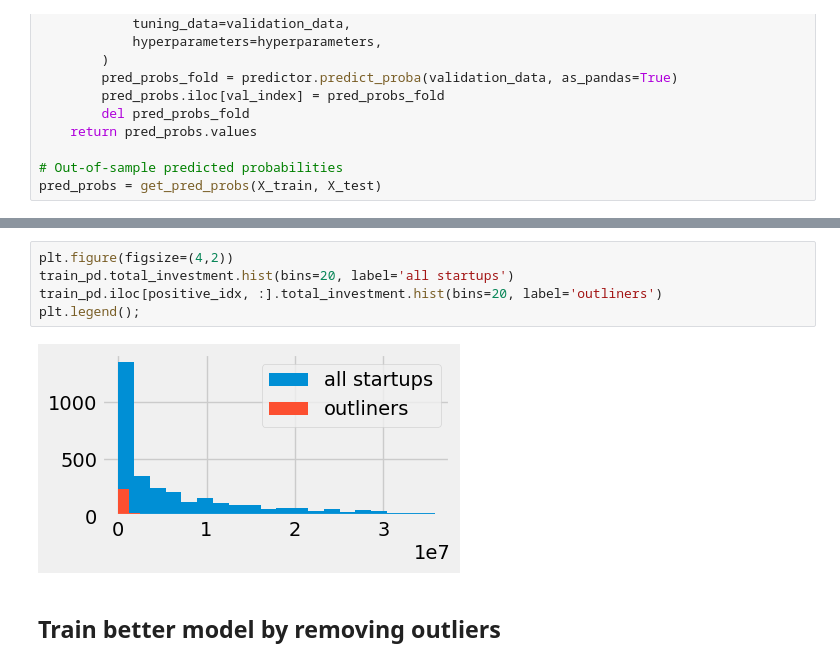
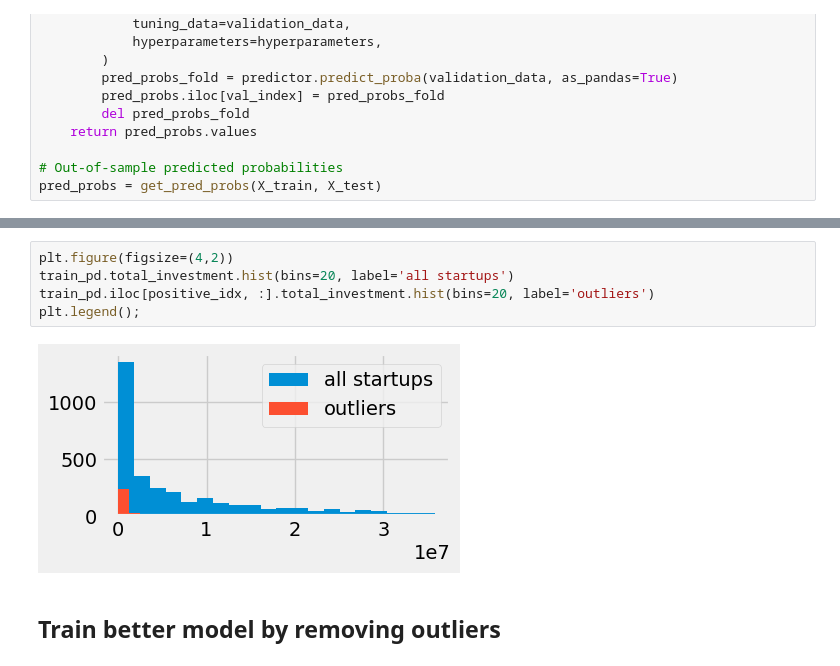
Before and after one commit to lilsummer/startups_success_clf, a Jupyter notebook: nb/03_train_model.ipynb, the cells around one changed output, grey strips where cells are left out. Drawn from its saved outputs; the diff is of its cells as text.

```diff
--- a/nb/03_train_model.ipynb
+++ b/nb/03_train_model.ipynb
@@ -284,10 +284,10 @@ percentage of outliners identified : 16.687%
 # %%
 plt.figure(figsize=(4,2))
 train_pd.total_investment.hist(bins=20, label='all startups')
-train_pd.iloc[positive_idx, :].total_investment.hist(bins=20, label='outliners')
+train_pd.iloc[positive_idx, :].total_investment.hist(bins=20, label='outliers')
 plt.legend();
 # %% [output]
-[figure, old version]
+[figure, new version]
 # %% [markdown]
 <a id='t5'></a>
 
```
Also changed, not shown: parts of 11 cells of this notebook, 1 other file.
